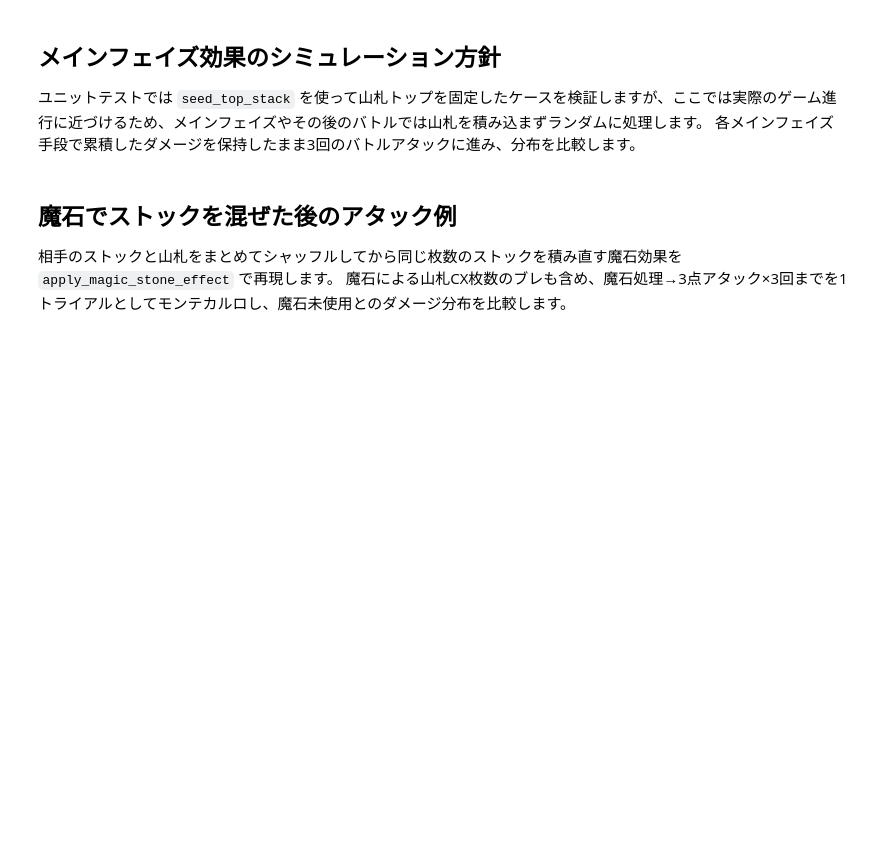
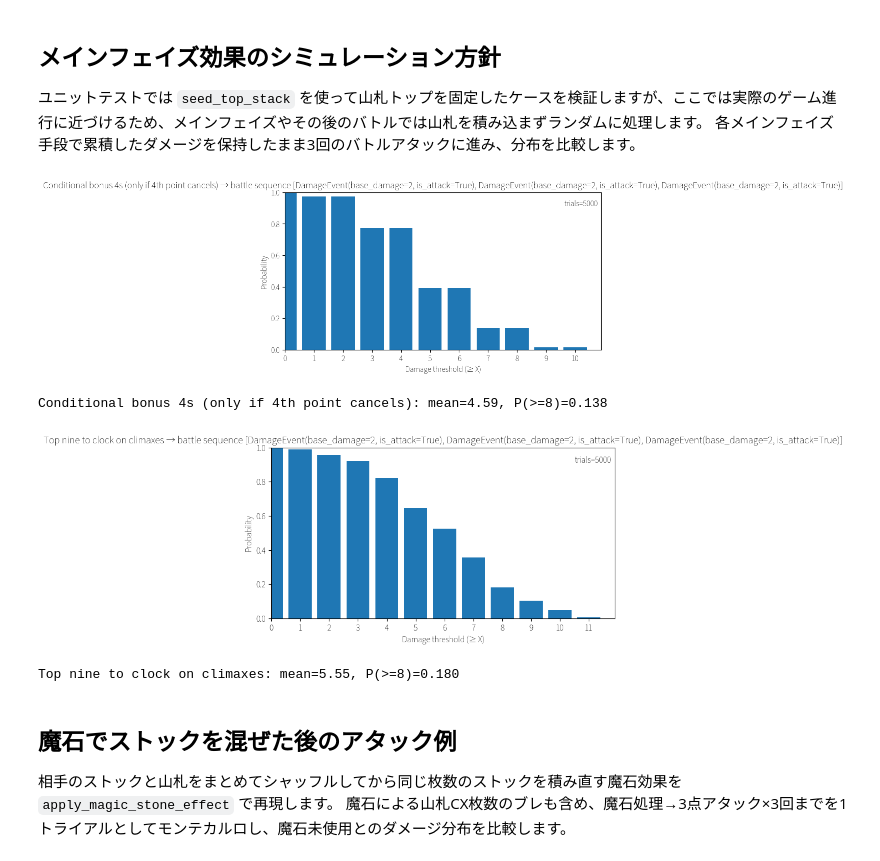
Before and after one commit to skystones/ws, a Jupyter notebook: notebooks/damage_simulation.ipynb, the cells around one changed output. Drawn from its saved outputs; the diff is of its cells as text; code cells hidden in the pictures; blank space fills up the shorter version.

```diff
--- a/notebooks/damage_simulation.ipynb
+++ b/notebooks/damage_simulation.ipynb
@@ -151,48 +174,52 @@ show_histogram(
 ユニットテストでは `seed_top_stack` を使って山札トップを固定したケースを検証しますが、ここでは実際のゲーム進行に近づけるため、メインフェイズやその後のバトルでは山札を積み込まずランダムに処理します。
 各メインフェイズ手段で累積したダメージを保持したまま3回のバトルアタックに進み、分布を比較します。
 # %%
-
 battle_damage_sequence = [
     DamageEvent(base_damage=dmg)
-    for dmg in (3, 2, 3)
+    for dmg in (2, 2, 2)
 ]
 baseline_deck = DeckConfig(
-    total_cards=50,
-    climax_cards=8,
-    waiting_room_cards=12,
-    waiting_room_climax_cards=3,
+    deck_cards=20,
+    deck_climax_cards=5,
+    # waiting_room_cards=12,
+    # waiting_room_climax_cards=3,
 )
 
 main_phase_lines = {
     "Conditional bonus 4s (only if 4th point cancels)": [
         main_phase_fourth_cancel_bonus_damage,
     ],
     "Top nine to clock on climaxes": [
         reveal_nine_clock_climaxes,
     ],
 }
 
 for label, steps in main_phase_lines.items():
     damages = run_main_phase_and_battle(
         battle_damage_sequence,
         baseline_deck,
         main_phase_steps=steps,
         trials=TRIALS,
         seed=MAIN_PHASE_SEED,
     )
     probabilities = probabilities_from_damages(damages)
     mean_damage = sum(damages) / len(damages)
     eight_plus = probabilities.get(8, 0)
 
     filename = f"../artifacts/{label.split()[0].lower()}_natural_flow.png"
     show_histogram(
         probabilities,
         title=f"{label} → battle sequence {battle_damage_sequence}",
         trials=TRIALS,
         filename=filename,
     )
 
     print(f"{label}: mean={mean_damage:.2f}, P(>=8)={eight_plus:.3f}")
+# %% [output]
+[figure, added]
+Conditional bonus 4s (only if 4th point cancels): mean=4.59, P(>=8)=0.138
+[figure, added]
+Top nine to clock on climaxes: mean=5.55, P(>=8)=0.180
 # %% [markdown]
 ## 魔石でストックを混ぜた後のアタック例
 
```
Also changed, not shown: parts of 4 cells of this notebook, 5 other files.
